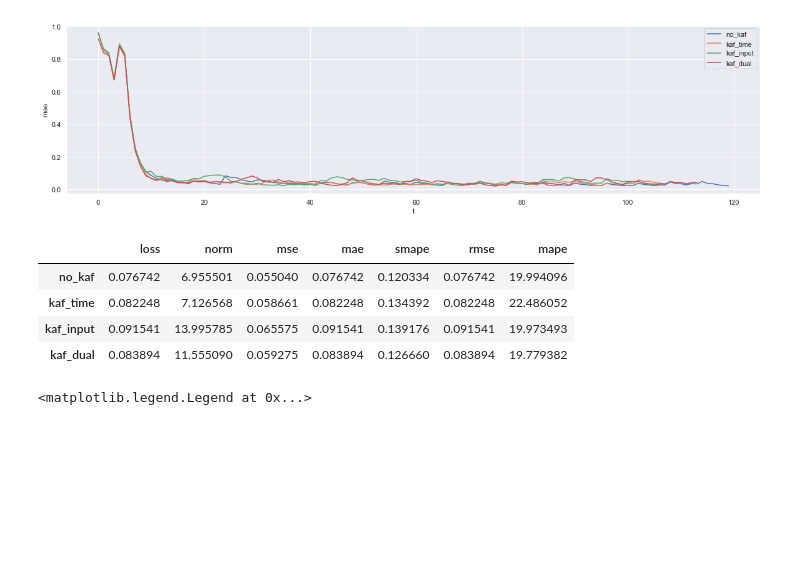
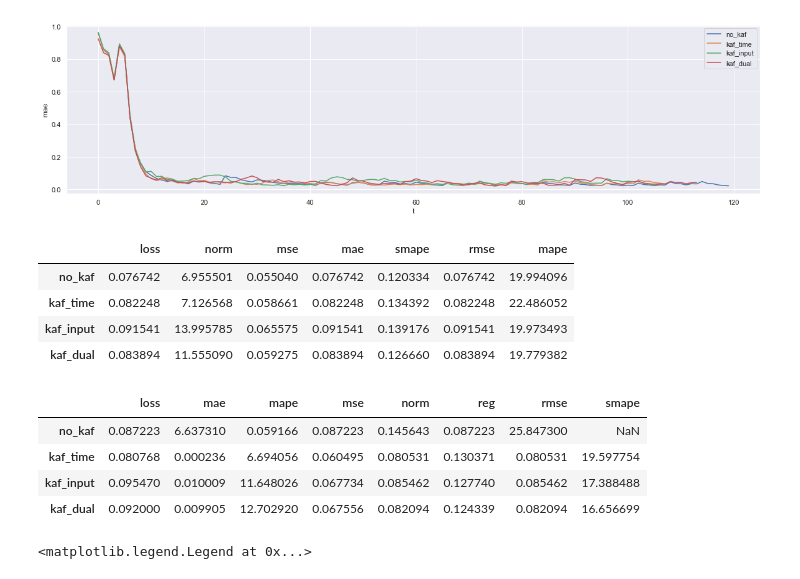
Before and after one commit to d3sm0/ntsa, a Jupyter notebook: nb/exp_5_01/results_sm1_1step.ipynb, the cells around one changed output. Cells and saved outputs as stored; diff of their text form; code cells hidden in the pictures; blank space fills up the shorter version.

```diff
--- a/nb/exp_5_01/results_sm1_1step.ipynb
+++ b/nb/exp_5_01/results_sm1_1step.ipynb
@@ -97,6 +123,16 @@ table.T
 | kaf_time | 0.082248 | 7.126568 | 0.058661 | 0.082248 | 0.134392 | 0.082248 | 22.486052 |
 | kaf_input | 0.091541 | 13.995785 | 0.065575 | 0.091541 | 0.139176 | 0.091541 | 19.973493 |
 | kaf_dual | 0.083894 | 11.555090 | 0.059275 | 0.083894 | 0.126660 | 0.083894 | 19.779382 |
+# %%
+table = pd.concat([df_no_kaf.mean(axis=0), df_kaf_time.mean(axis=0), df_kaf_input.mean(axis=0), df_kaf_dual.mean(axis=0)], axis=1)
+table.columns = rows
+table.T
+# %% [output]
+|  | loss | mae | mape | mse | norm | reg | rmse | smape |
+| no_kaf | 0.087223 | 6.637310 | 0.059166 | 0.087223 | 0.145643 | 0.087223 | 25.847300 | NaN |
+| kaf_time | 0.080768 | 0.000236 | 6.694056 | 0.060495 | 0.080531 | 0.130371 | 0.080531 | 19.597754 |
+| kaf_input | 0.095470 | 0.010009 | 11.648026 | 0.067734 | 0.085462 | 0.127740 | 0.085462 | 17.388488 |
+| kaf_dual | 0.092000 | 0.009905 | 12.702920 | 0.067556 | 0.082094 | 0.124339 | 0.082094 | 16.656699 |
 # %%
 def last_path(base_path):
     paths = glob.glob(base_path + '/report/*.csv')
```
Also changed, not shown: parts of 7 cells of this notebook.
